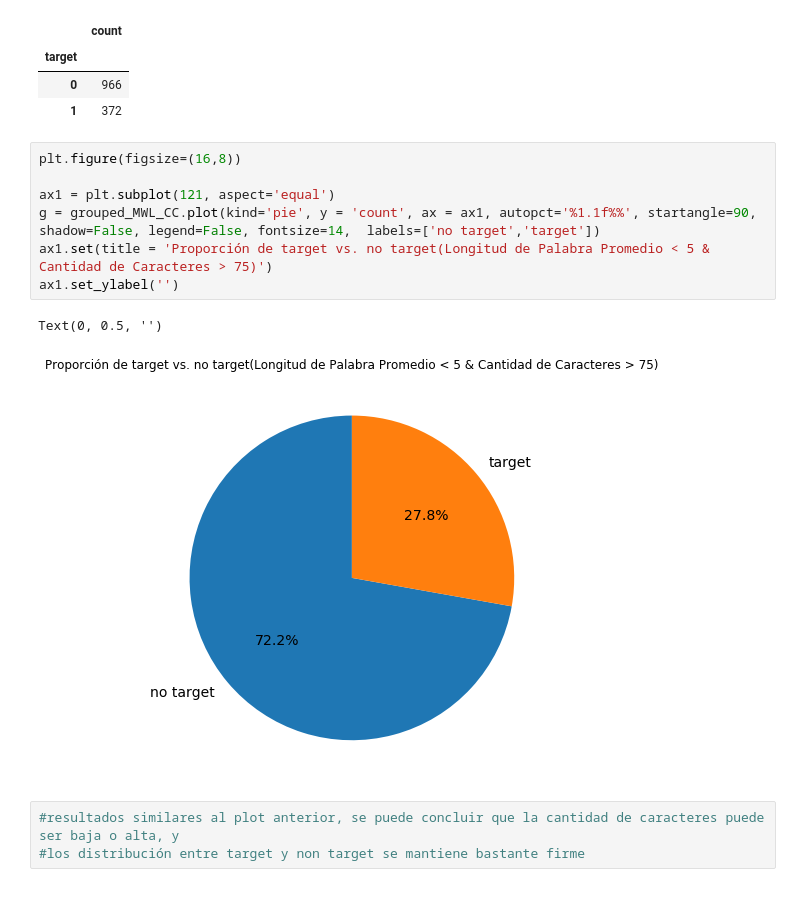
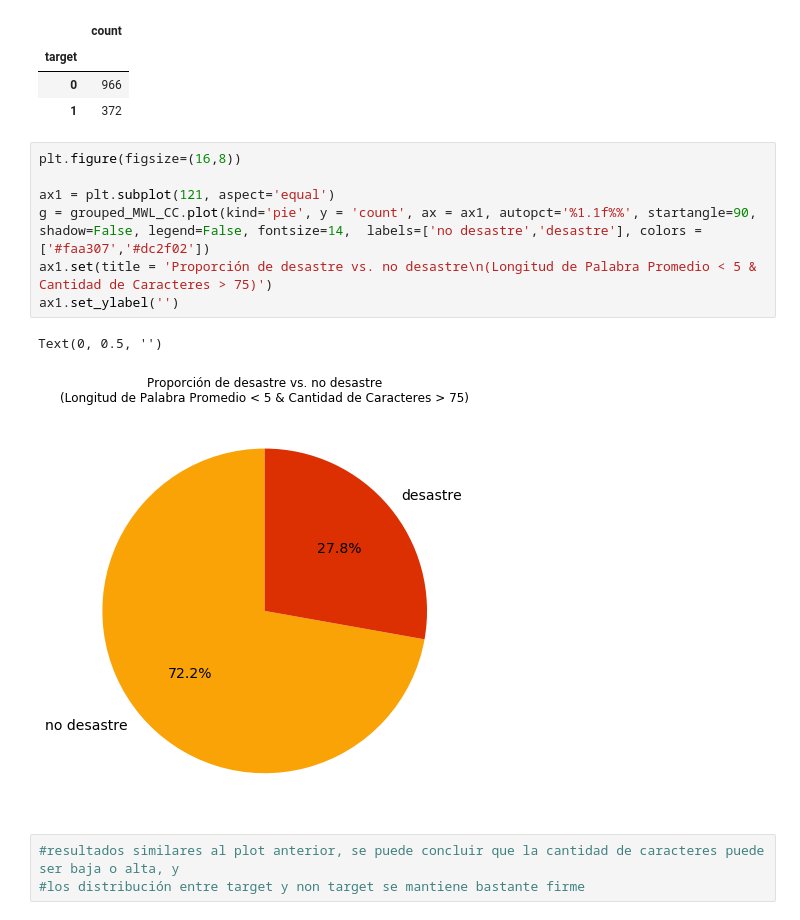
Before and after one commit to AlurrAldrey/OrgaDatosTP, a Jupyter notebook: tp1/CharCount_meanWordLen_PunctCount(LIMPIO).ipynb, the cells around one changed output. Cells and saved outputs as stored; diff of their text form.

```diff
--- a/tp1/CharCount_meanWordLen_PunctCount(LIMPIO).ipynb
+++ b/tp1/CharCount_meanWordLen_PunctCount(LIMPIO).ipynb
@@ -317,13 +320,13 @@ grouped_MWL_CC.head()
 # %%
 plt.figure(figsize=(16,8))
 
 ax1 = plt.subplot(121, aspect='equal')
-g = grouped_MWL_CC.plot(kind='pie', y = 'count', ax = ax1, autopct='%1.1f%%', startangle=90, shadow=False, legend=False, fontsize=14,  labels=['no target','target'])
-ax1.set(title = 'Proporción de target vs. no target(Longitud de Palabra Promedio < 5 & Cantidad de Caracteres > 75)')
+g = grouped_MWL_CC.plot(kind='pie', y = 'count', ax = ax1, autopct='%1.1f%%', startangle=90, shadow=False, legend=False, fontsize=14,  labels=['no desastre','desastre'], colors =['#faa307','#dc2f02'])
+ax1.set(title = 'Proporción de desastre vs. no desastre\n(Longitud de Palabra Promedio < 5 & Cantidad de Caracteres > 75)')
 ax1.set_ylabel('')
 # %% [output]
 Text(0, 0.5, '')
-[figure, old version]
+[figure, new version]
 # %%
 #resultados similares al plot anterior, se puede concluir que la cantidad de caracteres puede ser baja o alta, y
 #los distribución entre target y non target se mantiene bastante firme
```
Also changed, not shown: parts of 5 cells of this notebook, 1 other file.
